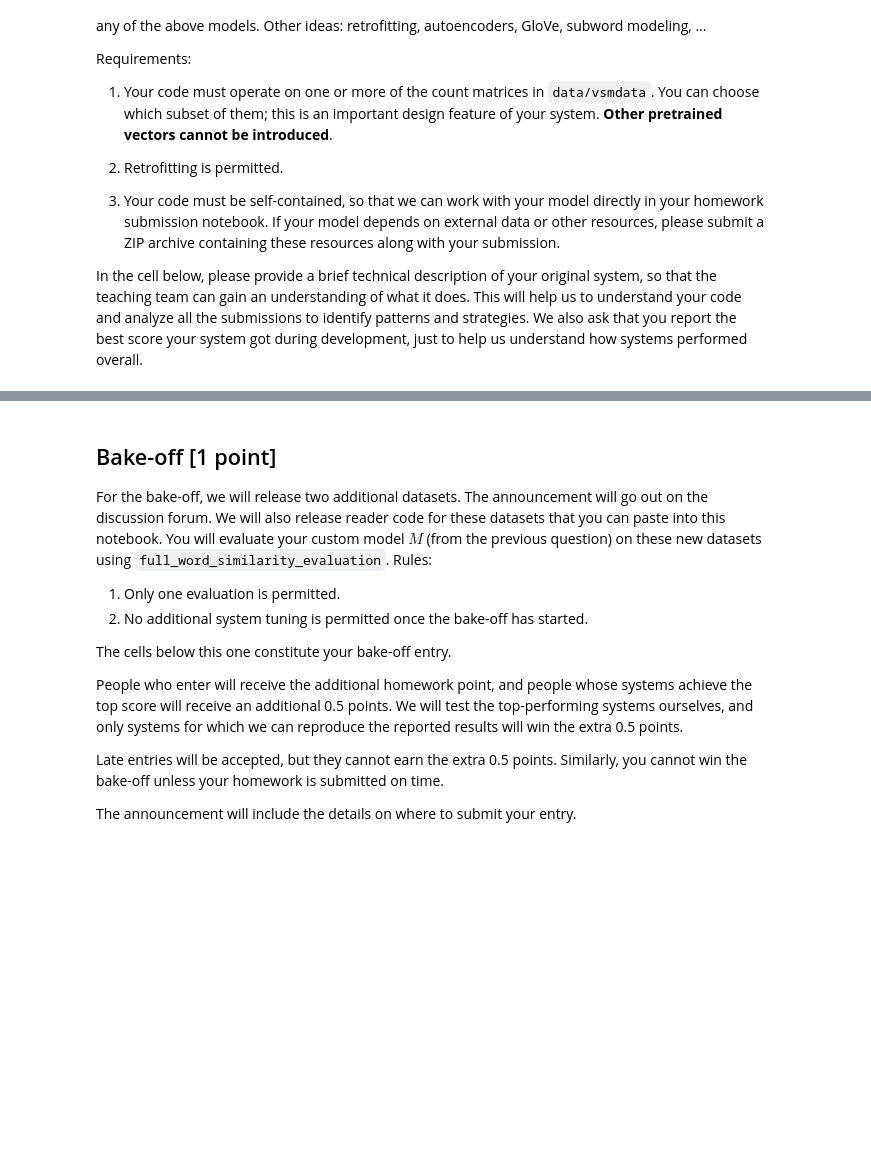
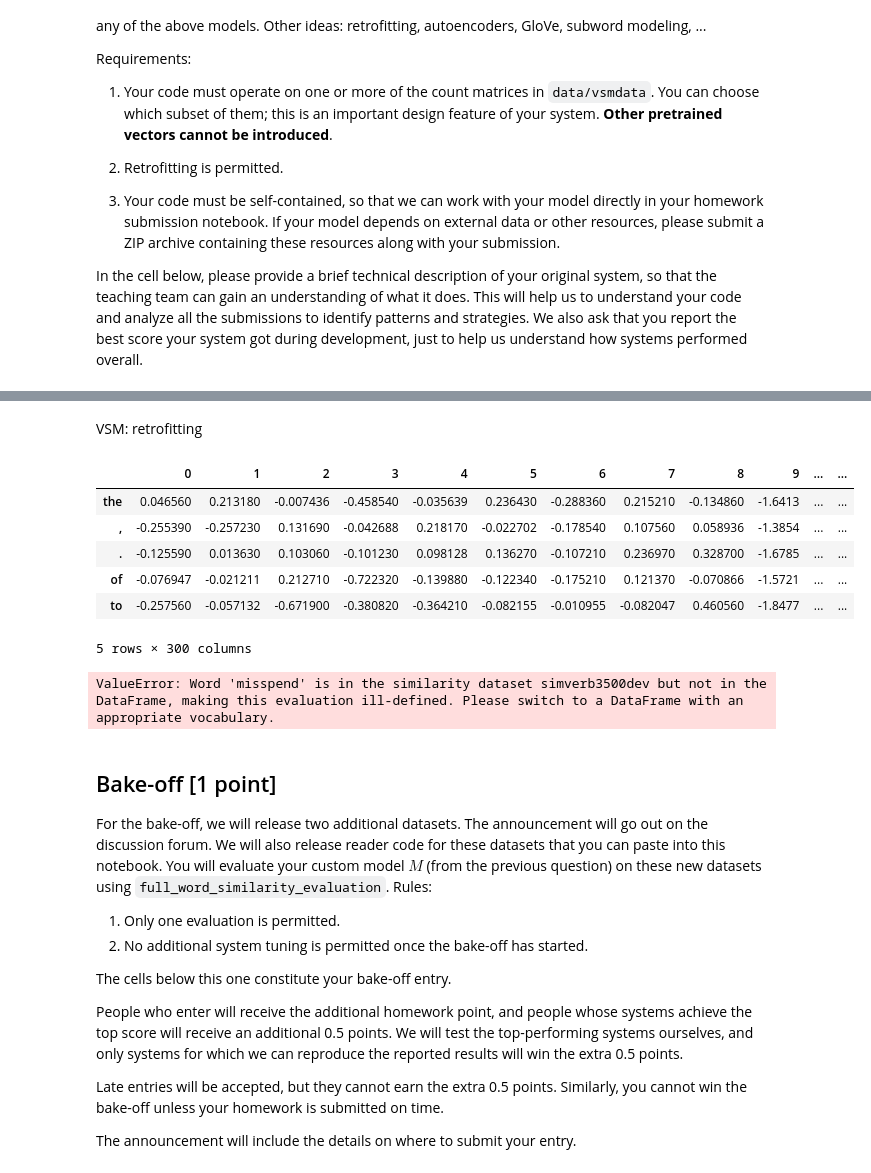
Before and after one commit to neodelphis/cs224u, a Jupyter notebook: hw1_wordsim.ipynb, the cells around one changed output, grey strips where cells are left out. Saved outputs shown, nothing was run; the diff lists cells and outputs as text; code cells hidden in the pictures; blank space fills up the shorter version.

```diff
--- a/hw1_wordsim.ipynb
+++ b/hw1_wordsim.ipynb
@@ -920,3 +920,25 @@ print(series['Macro-average'])
+# %% [markdown]
+VSM: retrofitting
+# %%
+#G_retrofitted = os.path.join(PATH_TO_DATA, 'glove6B300d-retrofit-wn.csv.gz')
+#import utils
+G_retrofitted = pd.read_csv(os.path.join(PATH_TO_DATA, "glove6B300d-retrofit-wn.csv.gz"),
+                           index_col=0)
+#glove_dict = utils.glove2dict(os.path.join(PATH_TO_DATA, "glove6B300d-retrofit-wn.csv.gz"))
+# %%
+G_retrofitted.head()
+# %% [output]
+|  | 0 | 1 | 2 | 3 | 4 | 5 | 6 | 7 | 8 | 9 | ... | ... |
+| the | 0.046560 | 0.213180 | -0.007436 | -0.458540 | -0.035639 | 0.236430 | -0.288360 | 0.215210 | -0.134860 | -1.6413 | ... | ... |
+| , | -0.255390 | -0.257230 | 0.131690 | -0.042688 | 0.218170 | -0.022702 | -0.178540 | 0.107560 | 0.058936 | -1.3854 | ... | ... |
+| . | -0.125590 | 0.013630 | 0.103060 | -0.101230 | 0.098128 | 0.136270 | -0.107210 | 0.236970 | 0.328700 | -1.6785 | ... | ... |
+| of | -0.076947 | -0.021211 | 0.212710 | -0.722320 | -0.139880 | -0.122340 | -0.175210 | 0.121370 | -0.070866 | -1.5721 | ... | ... |
+| to | -0.257560 | -0.057132 | -0.671900 | -0.380820 | -0.364210 | -0.082155 | -0.010955 | -0.082047 | 0.460560 | -1.8477 | ... | ... |
+5 rows × 300 columns
+# %%
+full_word_similarity_evaluation(G_retrofitted)
+# %% [output]
+ValueError: Word 'misspend' is in the similarity dataset simverb3500dev but not in the DataFrame, making this evaluation ill-defined. Please switch to a DataFrame with an appropriate vocabulary.
 # %% [markdown]
 ## Bake-off [1 point]
 
```
Also changed, not shown: parts of 4 cells of this notebook, 3 other files.
